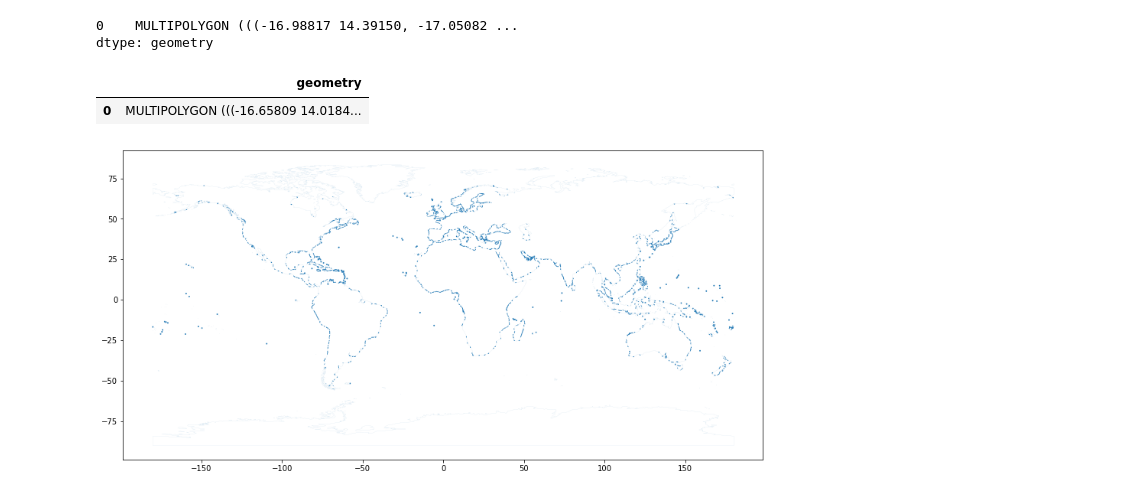
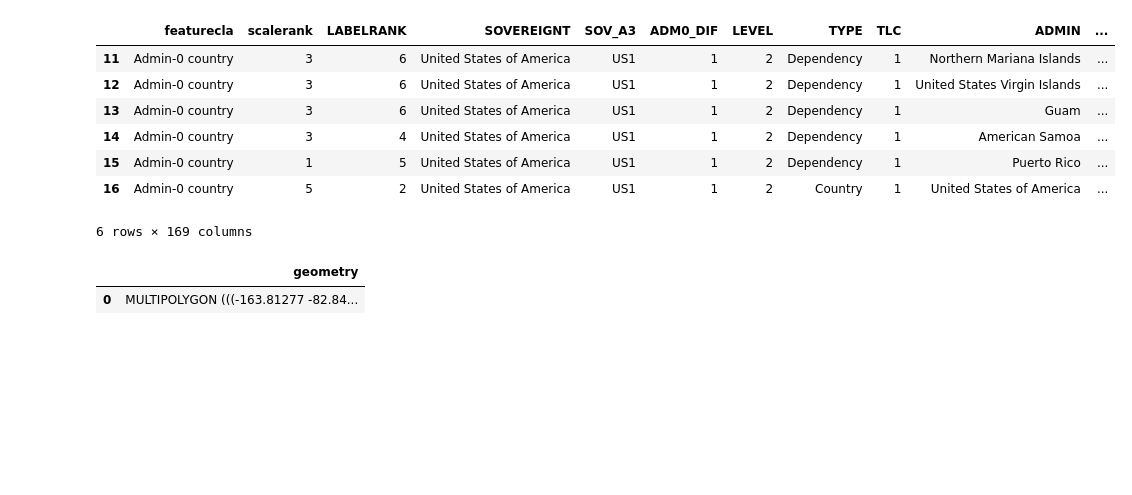
Before and after one commit to allfed/Seaweed-Growth-Model, a Jupyter notebook: data/geospatial_information/Untitled.ipynb, the cells around one changed output. Cells and saved outputs as stored; diff of their text form; code cells hidden in the pictures; blank space fills up the shorter version.

```diff
--- a/data/geospatial_information/Untitled.ipynb
+++ b/data/geospatial_information/Untitled.ipynb
@@ -23,12 +4,0 @@ buffered_countries.columns=["geometry"]
-# %%
-# Combine the two bufferes
-buffer_both = buffered_countries.union(buffered_harbors)
-buffer_both
-# %% [output]
-0    MULTIPOLYGON (((-16.98817 14.39150, -17.05082 ...
-dtype: geometry
-# %%
-buffered_countries
-# %% [output]
-|  | geometry |
-| 0 | MULTIPOLYGON (((-16.65809 14.0184... |
@@ -41,5 +5,20 @@ buffer_diff.to_file("harbor_cost_buffer.geojson", driver='GeoJSON')
-# %%
-buffer_diff.plot(figsize=(15,15))
-plt.savefig("test.png",dpi=300)
-# %% [output]
-[figure, removed]
+# %%
+# Get the data and dissolve it
+countries = gpd.read_file("Countries/ne_50m_admin_0_countries.shp")
+countries = countries[countries["SOVEREIGNT"] == "United States of America"]
+countries
+# %% [output]
+|  | featurecla | scalerank | LABELRANK | SOVEREIGNT | SOV_A3 | ADM0_DIF | LEVEL | TYPE | TLC | ADMIN | ... |
+| 11 | Admin-0 country | 3 | 6 | United States of America | US1 | 1 | 2 | Dependency | 1 | Northern Mariana Islands | ... |
+| 12 | Admin-0 country | 3 | 6 | United States of America | US1 | 1 | 2 | Dependency | 1 | United States Virgin Islands | ... |
+| 13 | Admin-0 country | 3 | 6 | United States of America | US1 | 1 | 2 | Dependency | 1 | Guam | ... |
+| 14 | Admin-0 country | 3 | 4 | United States of America | US1 | 1 | 2 | Dependency | 1 | American Samoa | ... |
+| 15 | Admin-0 country | 1 | 5 | United States of America | US1 | 1 | 2 | Dependency | 1 | Puerto Rico | ... |
+| 16 | Admin-0 country | 5 | 2 | United States of America | US1 | 1 | 2 | Country | 1 | United States of America | ... |
+6 rows × 169 columns
+# %%
+buffer = gpd.read_file("../interim_results/harbor_50km_coast_2km_buffer.geojson")
+buffer
+# %% [output]
+|  | geometry |
+| 0 | MULTIPOLYGON (((-163.81277 -82.84... |
```
Also changed, not shown: parts of 7 cells of this notebook, 10 other files.
